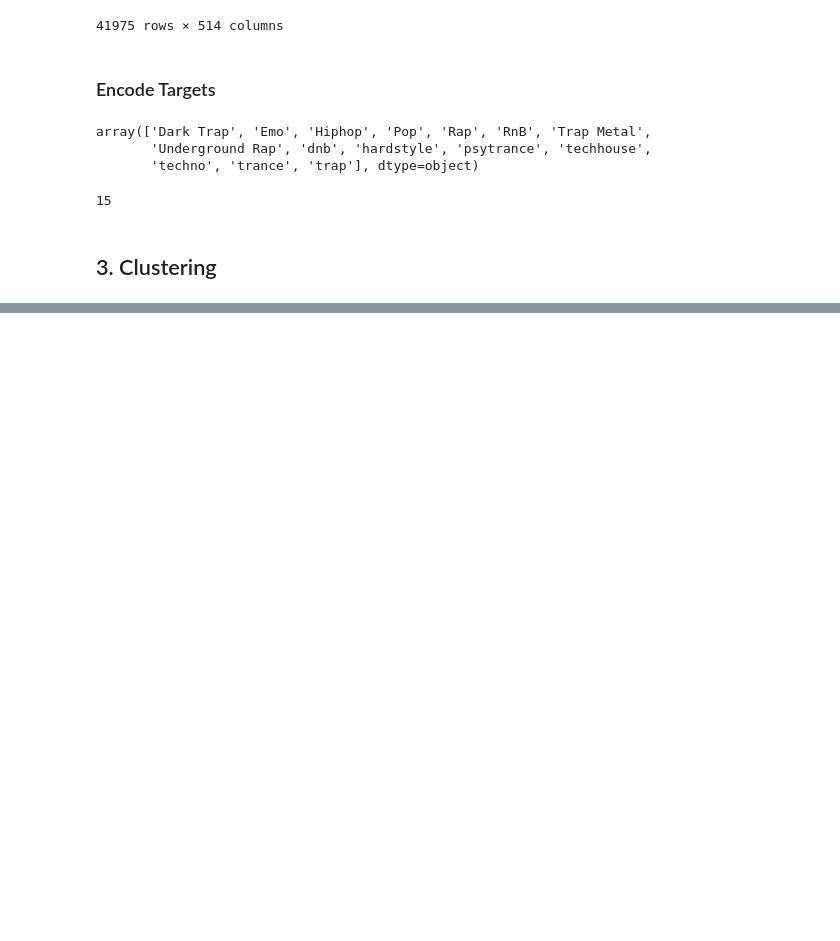
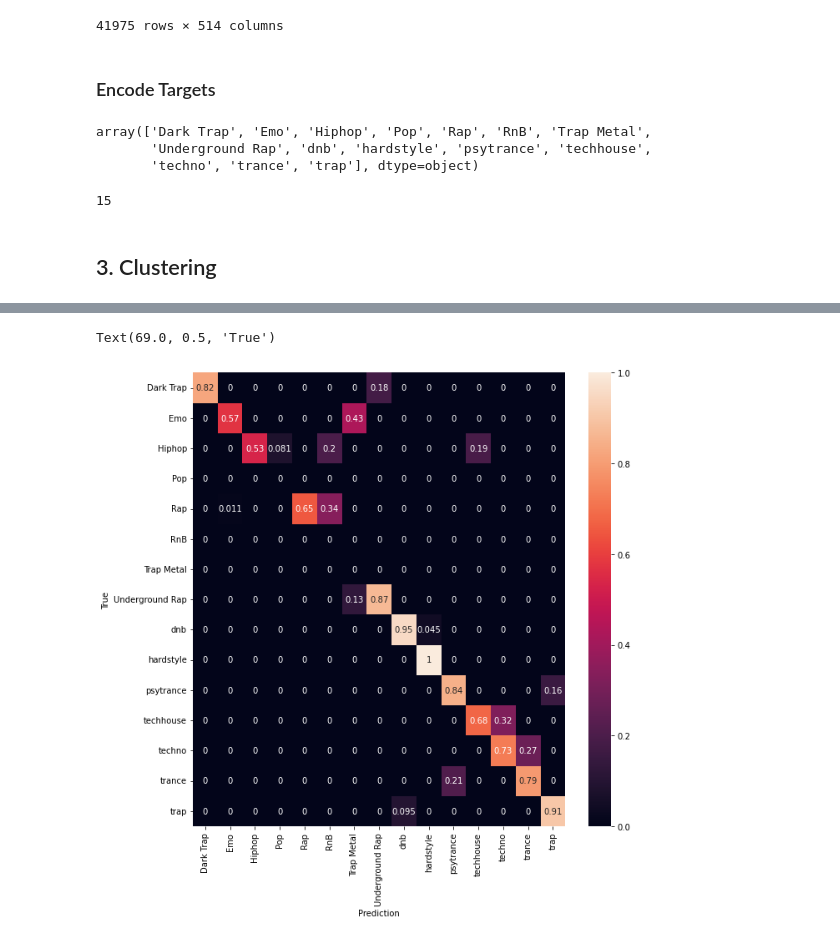
Before and after one commit to mxagar/music_genre_classification, a Jupyter notebook: data_analysis/UnsupervisedLearning.ipynb, the cells around one changed output, grey strips where cells are left out. Saved outputs shown, nothing was run; the diff lists cells and outputs as text; code cells hidden in the pictures; blank space fills up the shorter version.

```diff
--- a/data_analysis/UnsupervisedLearning.ipynb
+++ b/data_analysis/UnsupervisedLearning.ipynb
@@ -478,0 +557,4 @@ sns.heatmap(confusion_matrix(y_trans, y_pred))
+# %%
+# key: predicted
+# value: real
+mapping = {i:mapping_pred[i] for i in range(len(mapping_pred))}
@@ -478,0 +579,9 @@ sns.heatmap(confusion_matrix(y_trans, y_pred))
+# %%
+y_pred_ = pd.DataFrame(y_pred).replace(mapping).values
+# %%
+map_genre = {i:le.classes_[i] for i in range(len(le.classes_))}
+y_pred_genre = pd.DataFrame(y_pred_).replace(map_genre)
+y_true_genre = pd.DataFrame(y_trans).replace(map_genre)
+genre = pd.concat([y_pred_genre,y_true_genre],axis=1)
+# %%
+genre.columns=['true','prediction']
@@ -478,0 +604,11 @@ sns.heatmap(confusion_matrix(y_trans, y_pred))
+# %%
+plt.figure(figsize=(10,10))
+sns.heatmap(confusion_matrix(genre['true'], genre['prediction'], normalize='true'),
+            annot=True,
+            xticklabels=le.classes_,
+            yticklabels=le.classes_)
+plt.xlabel('Prediction')
+plt.ylabel('True')
+# %% [output]
+Text(69.0, 0.5, 'True')
+[figure, added]
```
Also changed, not shown: parts of 36 cells of this notebook.
